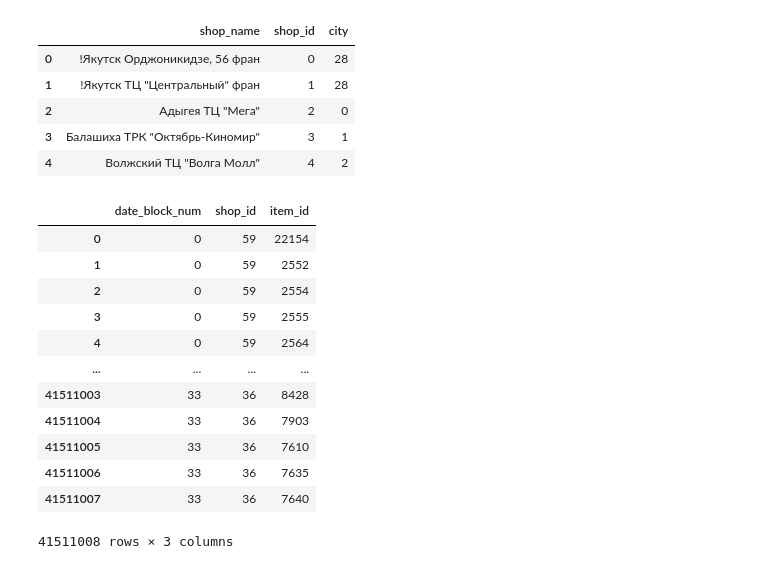
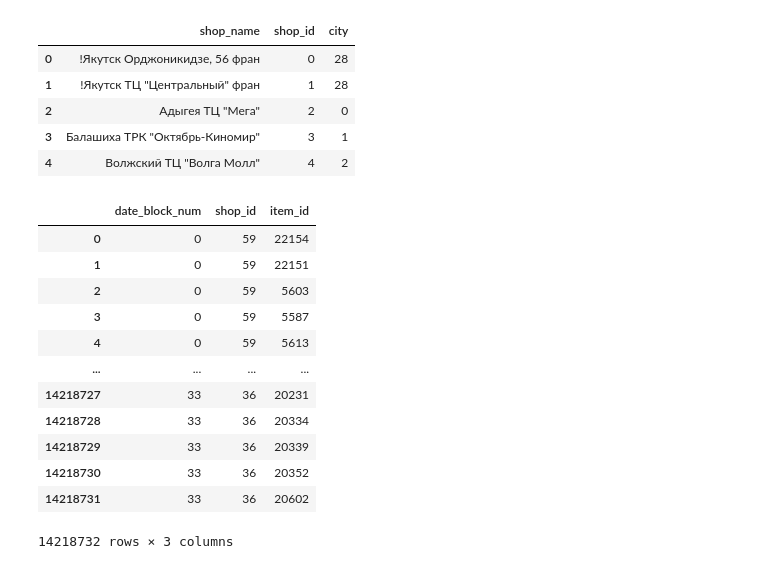
Before and after one commit to alsing/Predict-Future-Sales, a Jupyter notebook: notebooks/Model.ipynb, the cells around one changed output. Cells and saved outputs as stored; diff of their text form; code cells hidden in the pictures.

```diff
--- a/notebooks/Model.ipynb
+++ b/notebooks/Model.ipynb
@@ -65,32 +67,42 @@ shops.head()
 | 2 | Адыгея ТЦ "Мега" | 2 | 0 |
 | 3 | Балашиха ТРК "Октябрь-Киномир" | 3 | 1 |
 | 4 | Волжский ТЦ "Волга Молл" | 4 | 2 |
+# %%
+def find_shop_item_pairs(data: pd.DataFrame):
+    pairs = []
+    shops = data['shop_id'].unique()
+    for shop in shops:
+        pairs.append((shop, data[data['shop_id'] == shop]['item_id'].unique()))
+    return pairs
+
+
+shop_item_pairs = find_shop_item_pairs(sales_train)
 # %%
-def create_train(month_range: list, all_shops: list, all_items: list):
+def create_train(month_range: list, shops_items: list):
     train = []
     for month in month_range:
-        train.append(np.array(list(product([month], all_shops, all_items))))
+        for shop, items in shops_items:
+            train.append(np.array(list(product([month], [shop], items))))
     train = pd.DataFrame(np.vstack(train), columns=['date_block_num', 'shop_id', 'item_id'])
     return train
 
 
-train = create_train(sales_train.date_block_num.unique(), sales_train.shop_id.unique(),
-                     sales_train.item_id.unique())
+train = create_train(sales_train.date_block_num.unique(), shop_item_pairs)
 train
 # %% [output]
 |  | date_block_num | shop_id | item_id |
 | 0 | 0 | 59 | 22154 |
-| 1 | 0 | 59 | 2552 |
-| 2 | 0 | 59 | 2554 |
-| 3 | 0 | 59 | 2555 |
-| 4 | 0 | 59 | 2564 |
+| 1 | 0 | 59 | 22151 |
+| 2 | 0 | 59 | 5603 |
+| 3 | 0 | 59 | 5587 |
+| 4 | 0 | 59 | 5613 |
 | ... | ... | ... | ... |
-| 41511003 | 33 | 36 | 8428 |
-| 41511004 | 33 | 36 | 7903 |
-| 41511005 | 33 | 36 | 7610 |
-| 41511006 | 33 | 36 | 7635 |
-| 41511007 | 33 | 36 | 7640 |
+| 14218727 | 33 | 36 | 20231 |
+| 14218728 | 33 | 36 | 20334 |
+| 14218729 | 33 | 36 | 20339 |
+| 14218730 | 33 | 36 | 20352 |
+| 14218731 | 33 | 36 | 20602 |
-41511008 rows × 3 columns
+14218732 rows × 3 columns
 # %%
 def aggregate_on_month_level(train_df: pd.DataFrame, sales_train_df: pd.DataFrame, test_df: pd.DataFrame):
     group = sales_train_df.groupby(['date_block_num', 'shop_id', 'item_id']).agg({'item_cnt_day': 'sum', 'item_price': 'mean'}).reset_index()
```
Also changed, not shown: parts of 11 cells of this notebook.
